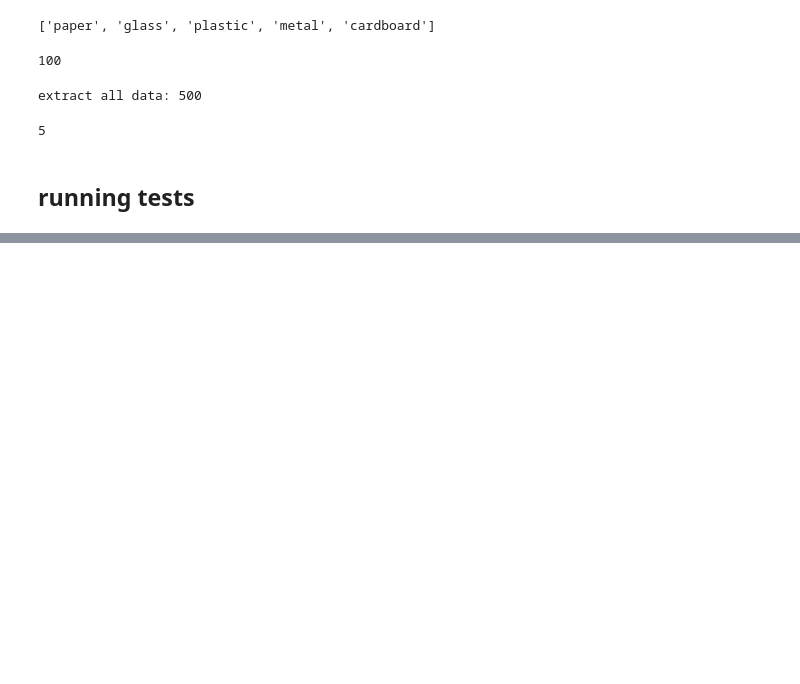
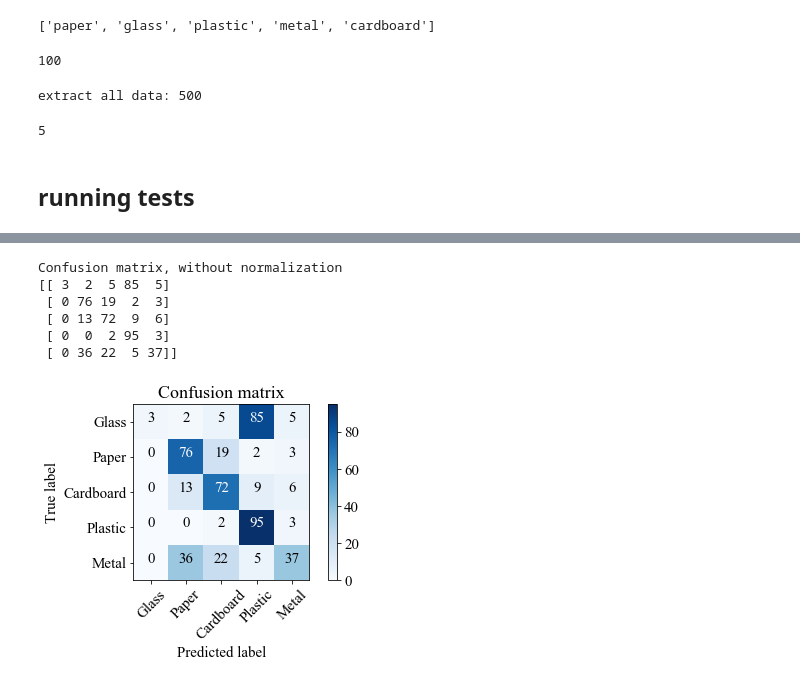
Before and after one commit to voschezang/trash-image-classification, a Jupyter notebook: src/nn/transfer learning-plots.ipynb, the cells around one changed output, grey strips where cells are left out. Cells and saved outputs as stored; diff of their text form; code cells hidden in the pictures; blank space fills up the shorter version.

```diff
--- a/src/nn/transfer learning-plots.ipynb
+++ b/src/nn/transfer learning-plots.ipynb
@@ -213,3 +237,12 @@ fig, ax = plot_confusion_matrix(conf_mat=conf_mat)
 # %%
-from mlxtend.plotting import plot_confusion_matrix
-fig, ax = plot_confusion_matrix(conf_mat=conf_mat)
+# from mlxtend.plotting import plot_confusion_matrix
+plt.figure()
+plot_confusion_matrix(c2, labels)
+# %% [output]
+Confusion matrix, without normalization
+[[ 3  2  5 85  5]
+ [ 0 76 19  2  3]
+ [ 0 13 72  9  6]
+ [ 0  0  2 95  3]
+ [ 0 36 22  5 37]]
+[figure, added]
```
Also changed, not shown: parts of 18 cells of this notebook.
